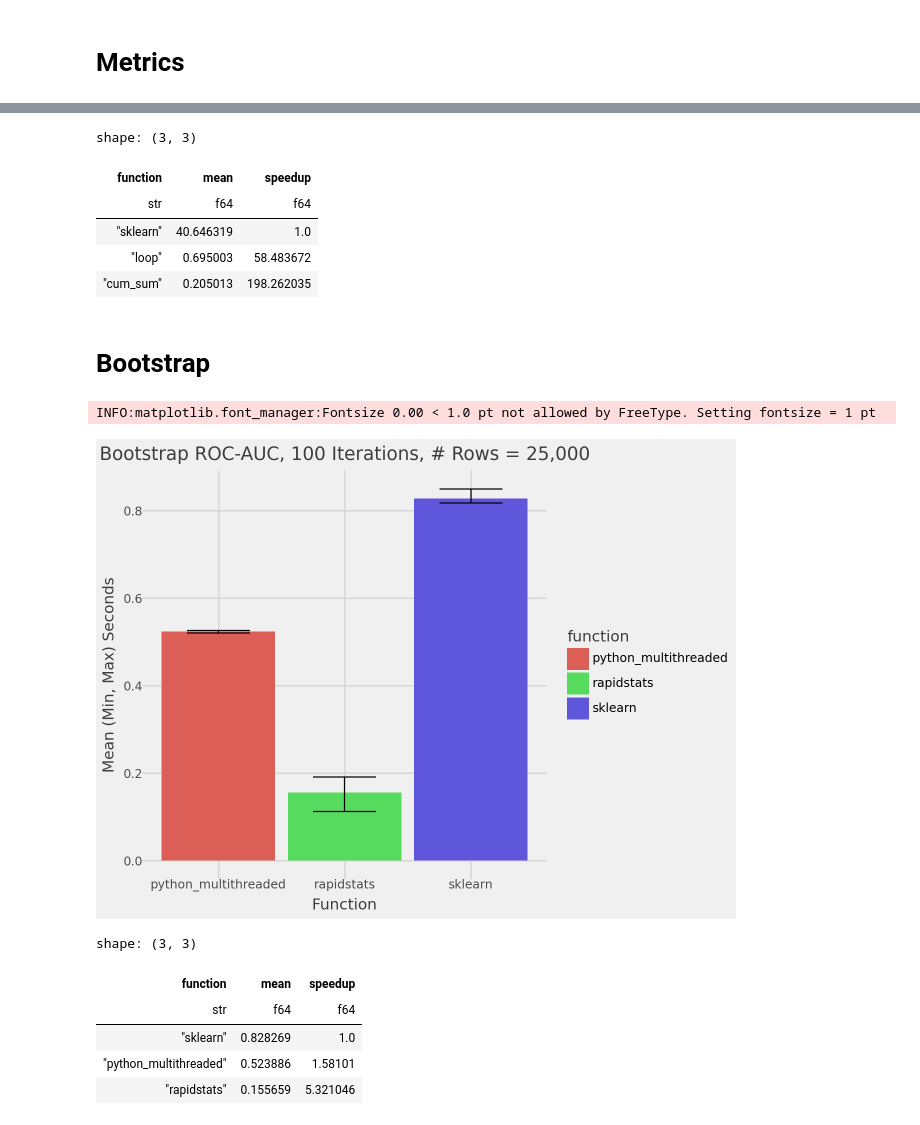
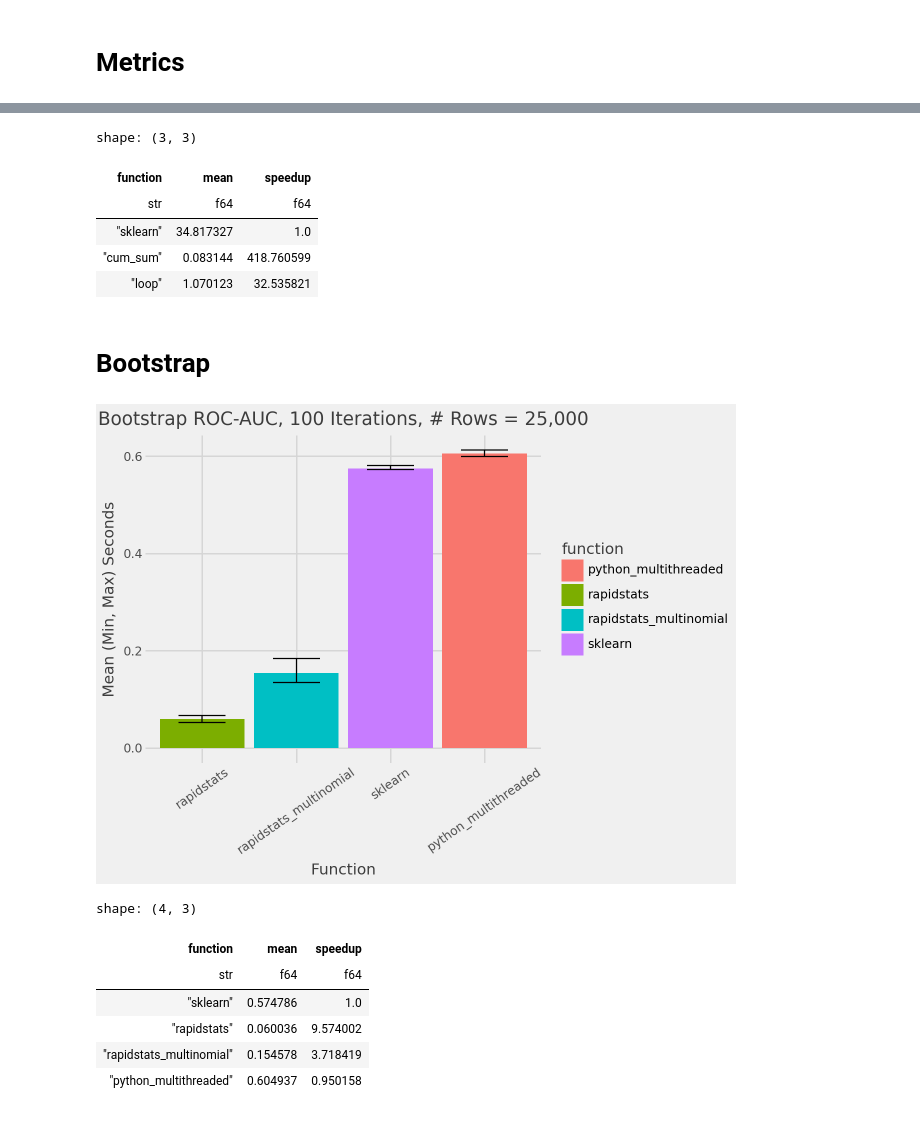
Before and after one commit to CangyuanLi/rapidstats, a Jupyter notebook: benchmarks/analyze_benchmarks.ipynb, the cells around one changed output, grey strips where cells are left out. Saved outputs shown, nothing was run; the diff lists cells and outputs as text; code cells hidden in the pictures.

```diff
--- a/benchmarks/analyze_benchmarks.ipynb
+++ b/benchmarks/analyze_benchmarks.ipynb
@@ -95,54 +92,62 @@ INFO:matplotlib.font_manager:Fontsize 0.00 < 1.0 pt not allowed by FreeType. Set
 # %%
-tmp.filter(pl.col("size").eq(pl.col("size").max())).with_columns(
-    pl.repeat(pl.col("mean").filter(pl.col("function").eq("sklearn")), pl.len()).alias(
-        "ref_mean"
+(
+    tmp.filter(pl.col("size").eq(pl.col("size").max()))
+    .with_columns(
+        pl.repeat(
+            pl.col("mean").filter(pl.col("function").eq("sklearn")).first(), pl.len()
+        ).alias("ref_mean")
     )
-).with_columns(pl.col("ref_mean").truediv(pl.col("mean")).alias("speedup")).select(
-    "function", "mean", "speedup"
+    .with_columns(pl.col("ref_mean").truediv(pl.col("mean")).alias("speedup"))
+    .select("function", "mean", "speedup")
 )
 # %% [output]
 shape: (3, 3)
 | function | mean | speedup |
 | str | f64 | f64 |
-| "sklearn" | 40.646319 | 1.0 |
-| "loop" | 0.695003 | 58.483672 |
-| "cum_sum" | 0.205013 | 198.262035 |
+| "sklearn" | 34.817327 | 1.0 |
+| "cum_sum" | 0.083144 | 418.760599 |
+| "loop" | 1.070123 | 32.535821 |
 # %% [markdown]
 # Bootstrap
 # %%
 tmp = df.filter(pl.col("group").eq("bootstrap_roc_auc")).with_columns(
     pl.col("function")
     .str.replace_all("bootstrap_roc_auc", "")
     .str.strip_suffix("_")
-    .replace({"": "rapidstats"})
+    .replace(
+        {"": "rapidstats", "bootstrap_multinomial_roc_auc": "rapidstats_multinomial"},
+    )
 )
 
 (
     p9.ggplot(
         tmp,
-        p9.aes(x="function", y="mean"),
+        p9.aes(x="reorder(function, mean)", y="mean"),
     )
     + p9.geom_col(p9.aes(fill="function"))
     + p9.geom_errorbar(p9.aes(ymin="min", ymax="max"))
     + p9.labs(x="Function", y="Mean (Min, Max) Seconds")
     + p9.ggtitle("Bootstrap ROC-AUC, 100 Iterations, # Rows = 25,000")
     + p9.theme_538()
+    + p9.theme(axis_text_x=p9.element_text(angle=35))
 )
 # %% [output]
-INFO:matplotlib.font_manager:Fontsize 0.00 < 1.0 pt not allowed by FreeType. Setting fontsize = 1 pt
-[figure, old version]
+[figure, new version]
 # %%
-tmp.with_columns(
-    pl.repeat(pl.col("mean").filter(pl.col("function").eq("sklearn")), pl.len()).alias(
-        "ref_mean"
+(
+    tmp.with_columns(
+        pl.repeat(
+            pl.col("mean").filter(pl.col("function").eq("sklearn")).first(), pl.len()
+        ).alias("ref_mean")
     )
-).with_columns(pl.col("ref_mean").truediv(pl.col("mean")).alias("speedup")).select(
-    "function", "mean", "speedup"
+    .with_columns(pl.col("ref_mean").truediv(pl.col("mean")).alias("speedup"))
+    .select("function", "mean", "speedup")
 )
 # %% [output]
-shape: (3, 3)
+shape: (4, 3)
 | function | mean | speedup |
 | str | f64 | f64 |
-| "sklearn" | 0.828269 | 1.0 |
-| "python_multithreaded" | 0.523886 | 1.58101 |
-| "rapidstats" | 0.155659 | 5.321046 |
+| "sklearn" | 0.574786 | 1.0 |
+| "rapidstats" | 0.060036 | 9.574002 |
+| "rapidstats_multinomial" | 0.154578 | 3.718419 |
+| "python_multithreaded" | 0.604937 | 0.950158 |
```
Also changed, not shown: parts of 3 cells of this notebook, 1 other file.
